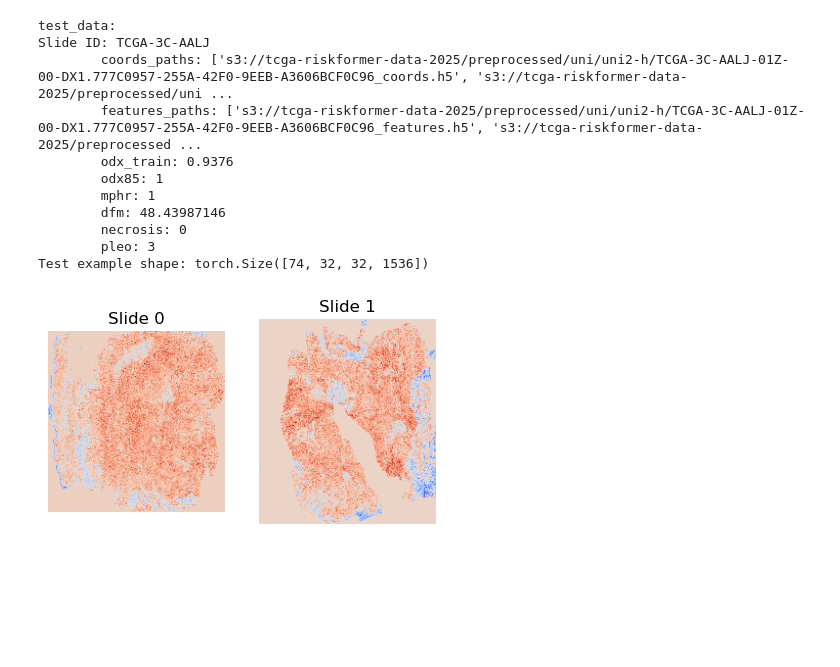
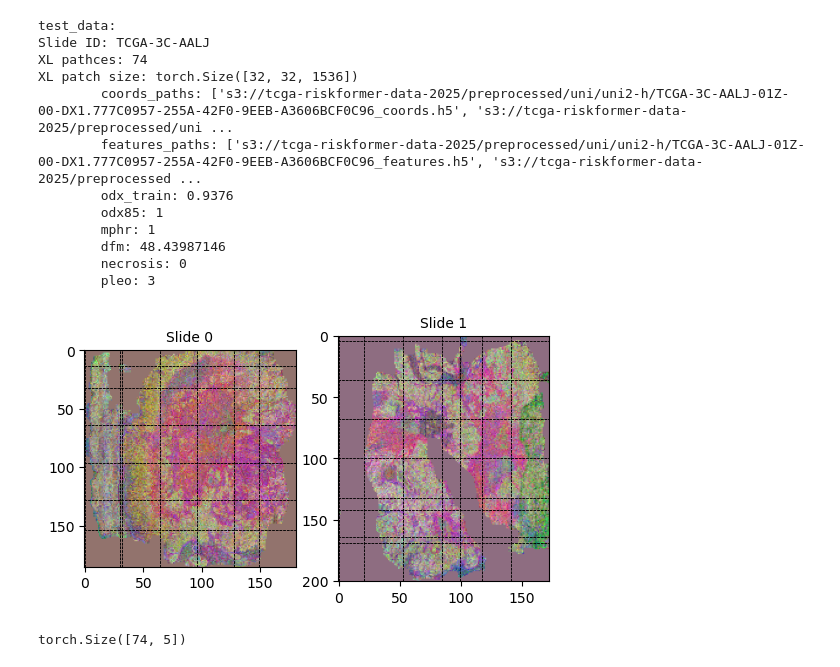
Before and after one commit to landeros10/brca_riskformer, a Jupyter notebook: notebooks/testing/loading_slide_dataset.ipynb, the cells around one changed output. Saved outputs shown, nothing was run; the diff lists cells and outputs as text; code cells hidden in the pictures; blank space fills up the shorter version.

Commit message:
loaded model and ran forward pass on xl_patches

```diff
--- a/notebooks/testing/loading_slide_dataset.ipynb
+++ b/notebooks/testing/loading_slide_dataset.ipynb
@@ -56,36 +55,45 @@ The autoreload extension is already loaded. To reload it, use:
                              36,"cache_dir":"/tmp/riskformer_cache"}
-# %%
-xl_patches, xl_patch_info, id, labels, dense_features = dataset[1]
-
-print("test_data:")
-print(f"Slide ID: {id}")
-for k,v in labels.items():
-    print(f"\t{k}: {v}")
-print(f"Test example shape: {xl_patches.shape}")
-# %% [output]
-test_data:
-Slide ID: TCGA-3C-AALJ
-        coords_paths: ['s3://tcga-riskformer-data-2025/preprocessed/uni/uni2-h/TCGA-3C-AALJ-01Z-00-DX1.777C0957-255A-42F0-9EEB-A3606BCF0C96_coords.h5', 's3://tcga-riskformer-data-2025/preprocessed/uni ...
-        features_paths: ['s3://tcga-riskformer-data-2025/preprocessed/uni/uni2-h/TCGA-3C-AALJ-01Z-00-DX1.777C0957-255A-42F0-9EEB-A3606BCF0C96_features.h5', 's3://tcga-riskformer-data-2025/preprocessed ...
-        odx_train: 0.9376
-        odx85: 1
-        mphr: 1
-        dfm: 48.43987146
-        necrosis: 0
-        pleo: 3
-Test example shape: torch.Size([74, 32, 32, 1536])
 # %%
 import matplotlib.pyplot as plt
-from riskformer.utils.training_utils import rearrange_xl_patches
+from riskformer.utils.training_utils import rearrange_xl_patches, PatchInfo
 
-reconstructed_features = rearrange_xl_patches(xl_patches, xl_patch_info.cpu().numpy())
+xl_patches, xl_patch_info, id, labels = dataset[1]
+reconstructed_features, (row_starts, col_starts) = rearrange_xl_patches(xl_patches, xl_patch_info.cpu().numpy())
+xl_patch_info = PatchInfo.from_tensor_batch(xl_patch_info)
+
+print("test_data:")
+print(f"Slide ID: {id}")
+print(f"XL pathces: {xl_patches.shape[0]}")
+print(f"XL patch size: {xl_patches.shape[1:]}")
+for k,v in labels.items():
+    print(f"\t{k}: {v}")
 
 n = len(reconstructed_features)
-f, ax = plt.subplots(1, n, figsize=(5, 5 * n))
+fig_size = 6
+f, ax = plt.subplots(1, n, figsize=(fig_size, fig_size * n))
 for i, feature in enumerate(reconstructed_features):
-    ax[i].imshow(feature.cpu().numpy()[..., 0], cmap='coolwarm')
-    ax[i].axis('off')
-    ax[i].set_title(f"Slide {i}")
+    slice = feature.cpu().numpy()
+    slice = (slice - slice.min(axis=(0, 1))) / (slice.max(axis=(0, 1)) - slice.min(axis=(0, 1)))
+    ax[i].imshow(slice[..., :3])
+    # ax[i].axis('off')
+    ax[i].set_title(f"Slide {i}", fontsize=10)
+
+    for (feature_id, col_start) in col_starts:
+        ax[feature_id].axvline(col_start, color='k', linestyle='--', linewidth=0.5)
+    for (feature_id, row_start) in row_starts:
+        ax[feature_id].axhline(row_start, color='k', linestyle='--', linewidth=0.5)
 plt.show()
 # %% [output]
+test_data:
+Slide ID: TCGA-3C-AALJ
+XL pathces: 74
+XL patch size: torch.Size([32, 32, 1536])
+        coords_paths: ['s3://tcga-riskformer-data-2025/preprocessed/uni/uni2-h/TCGA-3C-AALJ-01Z-00-DX1.777C0957-255A-42F0-9EEB-A3606BCF0C96_coords.h5', 's3://tcga-riskformer-data-2025/preprocessed/uni ...
+        features_paths: ['s3://tcga-riskformer-data-2025/preprocessed/uni/uni2-h/TCGA-3C-AALJ-01Z-00-DX1.777C0957-255A-42F0-9EEB-A3606BCF0C96_features.h5', 's3://tcga-riskformer-data-2025/preprocessed ...
+        odx_train: 0.9376
+        odx85: 1
+        mphr: 1
+        dfm: 48.43987146
+        necrosis: 0
+        pleo: 3
-[figure, old version]
+[figure, new version]
@@ -91,0 +157,5 @@ plt.show()
+# %%
+forward_pass = model(xl_patches)
+forward_pass.shape
+# %% [output]
+torch.Size([74, 5])
```
Also changed, not shown: parts of 2 cells of this notebook, 3 other files.
